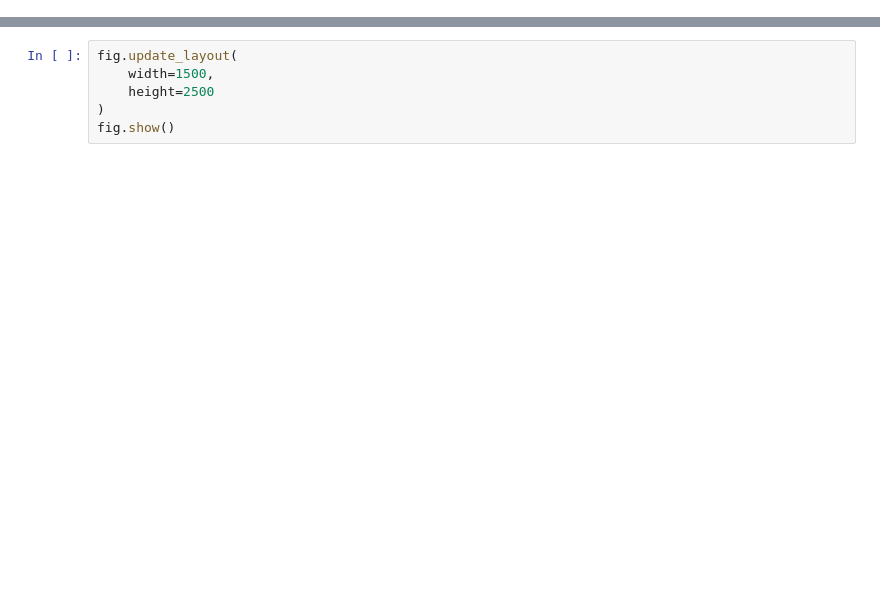
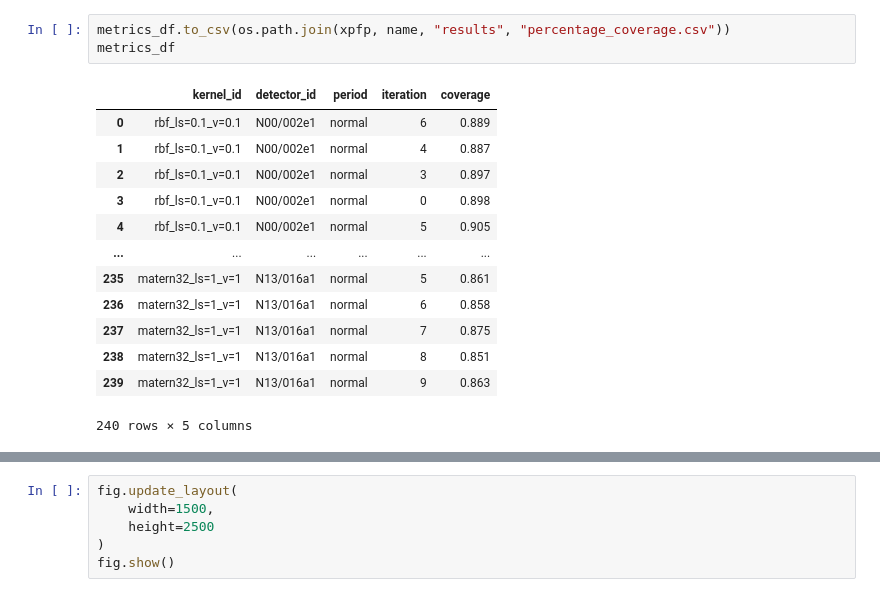
Before and after one commit to alan-turing-institute/clean-air-infrastructure, a Jupyter notebook: containers/labs/plot_results.ipynb, the cells around one changed output, grey strips where cells are left out. Saved outputs shown, nothing was run; the diff lists cells and outputs as text; blank space fills up the shorter version.

```diff
--- a/containers/labs/plot_results.ipynb
+++ b/containers/labs/plot_results.ipynb
@@ -60,0 +142,17 @@ fig.show()
+# %%
+metrics_df.to_csv(os.path.join(xpfp, name, "results", "percentage_coverage.csv"))
+metrics_df
+# %% [output]
+|  | kernel_id | detector_id | period | iteration | coverage |
+| 0 | rbf_ls=0.1_v=0.1 | N00/002e1 | normal | 6 | 0.889 |
+| 1 | rbf_ls=0.1_v=0.1 | N00/002e1 | normal | 4 | 0.887 |
+| 2 | rbf_ls=0.1_v=0.1 | N00/002e1 | normal | 3 | 0.897 |
+| 3 | rbf_ls=0.1_v=0.1 | N00/002e1 | normal | 0 | 0.898 |
+| 4 | rbf_ls=0.1_v=0.1 | N00/002e1 | normal | 5 | 0.905 |
+| ... | ... | ... | ... | ... | ... |
+| 235 | matern32_ls=1_v=1 | N13/016a1 | normal | 5 | 0.861 |
+| 236 | matern32_ls=1_v=1 | N13/016a1 | normal | 6 | 0.858 |
+| 237 | matern32_ls=1_v=1 | N13/016a1 | normal | 7 | 0.875 |
+| 238 | matern32_ls=1_v=1 | N13/016a1 | normal | 8 | 0.851 |
+| 239 | matern32_ls=1_v=1 | N13/016a1 | normal | 9 | 0.863 |
+240 rows × 5 columns
```
Also changed, not shown: parts of 12 cells of this notebook, 11 other files.
